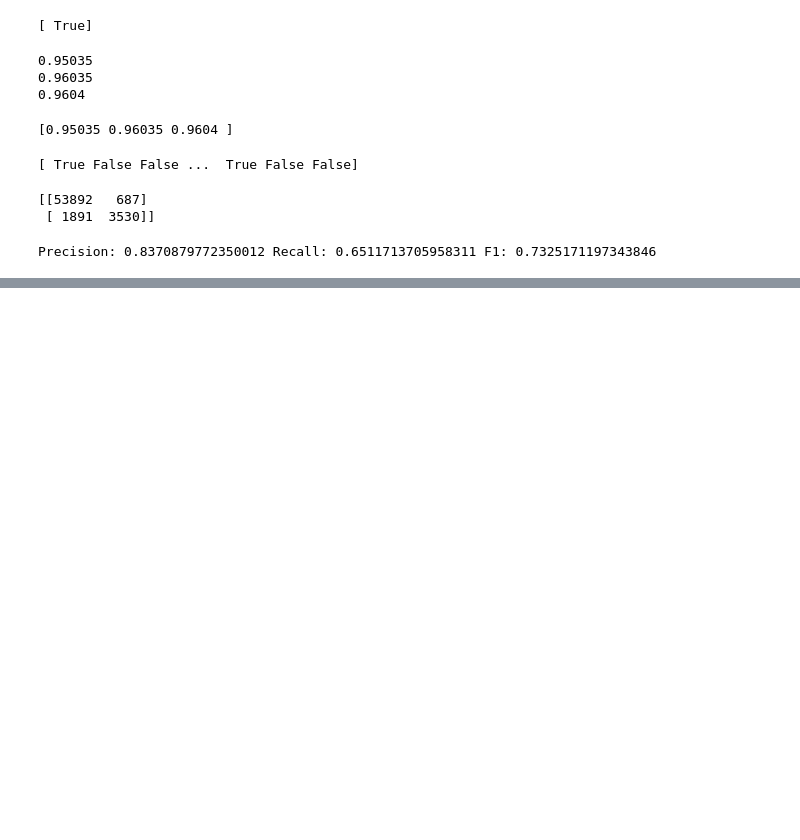
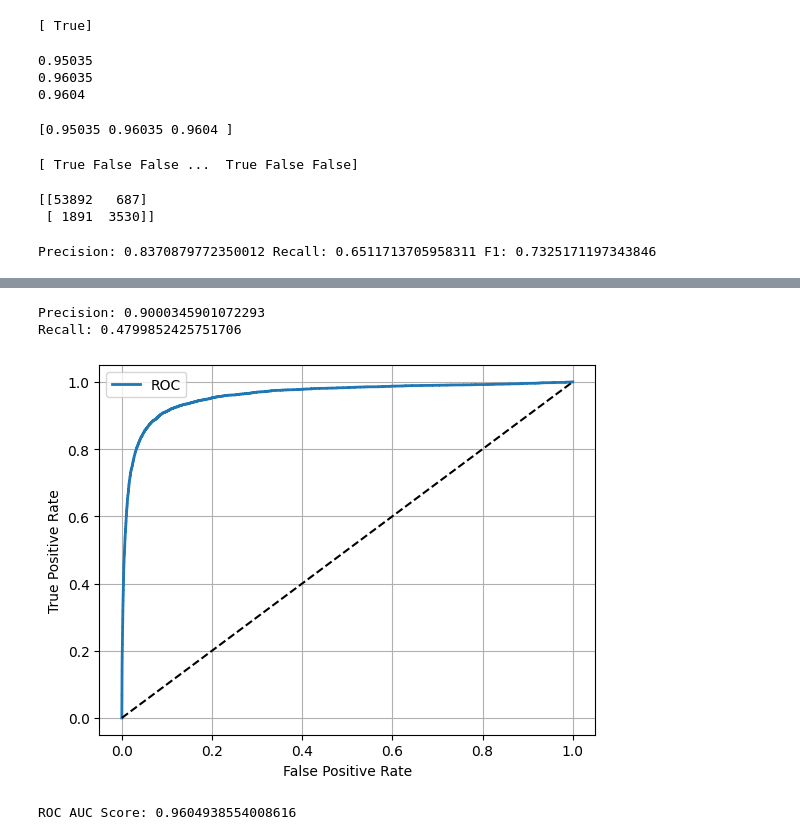
Before and after one commit to gjcasanova/mnist_classification, a Jupyter notebook: notebooks/mnist_analysis.ipynb, the cells around one changed output, grey strips where cells are left out. Cells and saved outputs as stored; diff of their text form; code cells hidden in the pictures; blank space fills up the shorter version.

```diff
--- a/notebooks/mnist_analysis.ipynb
+++ b/notebooks/mnist_analysis.ipynb
@@ -92,0 +139,26 @@ Precision: 0.8370879772350012 Recall: 0.6511713705958311 F1: 0.7325171197343846
+# %%
+y_train_predicted_90 = y_scores >= threshold_90_precision
+print(f'Precision: {precision_score(y_train_5, y_train_predicted_90)}')
+print(f'Recall: {recall_score(y_train_5, y_train_predicted_90)}')
+# %% [output]
+Precision: 0.9000345901072293
+Recall: 0.4799852425751706
+# %%
+false_positive_rates, true_positive_rates, thresholds = roc_curve(y_train_5, y_scores)
+# %%
+def plot_roc_curve(false_positive_rates, true_positive_rates, thresholds):
+    plt.plot(false_positive_rates, true_positive_rates, linewidth=2, label='ROC')
+    plt.plot([0, 1], [0, 1], 'k--')
+    plt.xlabel('False Positive Rate')
+    plt.ylabel('True Positive Rate')
+    plt.legend()
+    plt.grid()
+
+plot_roc_curve(false_positive_rates, true_positive_rates, thresholds)
+plt.show()
+# %% [output]
+[figure, added]
+# %%
+print(f'ROC AUC Score: {roc_auc_score(y_train_5, y_scores)}')
+# %% [output]
+ROC AUC Score: 0.9604938554008616
```
Also changed, not shown: parts of 6 cells of this notebook.
